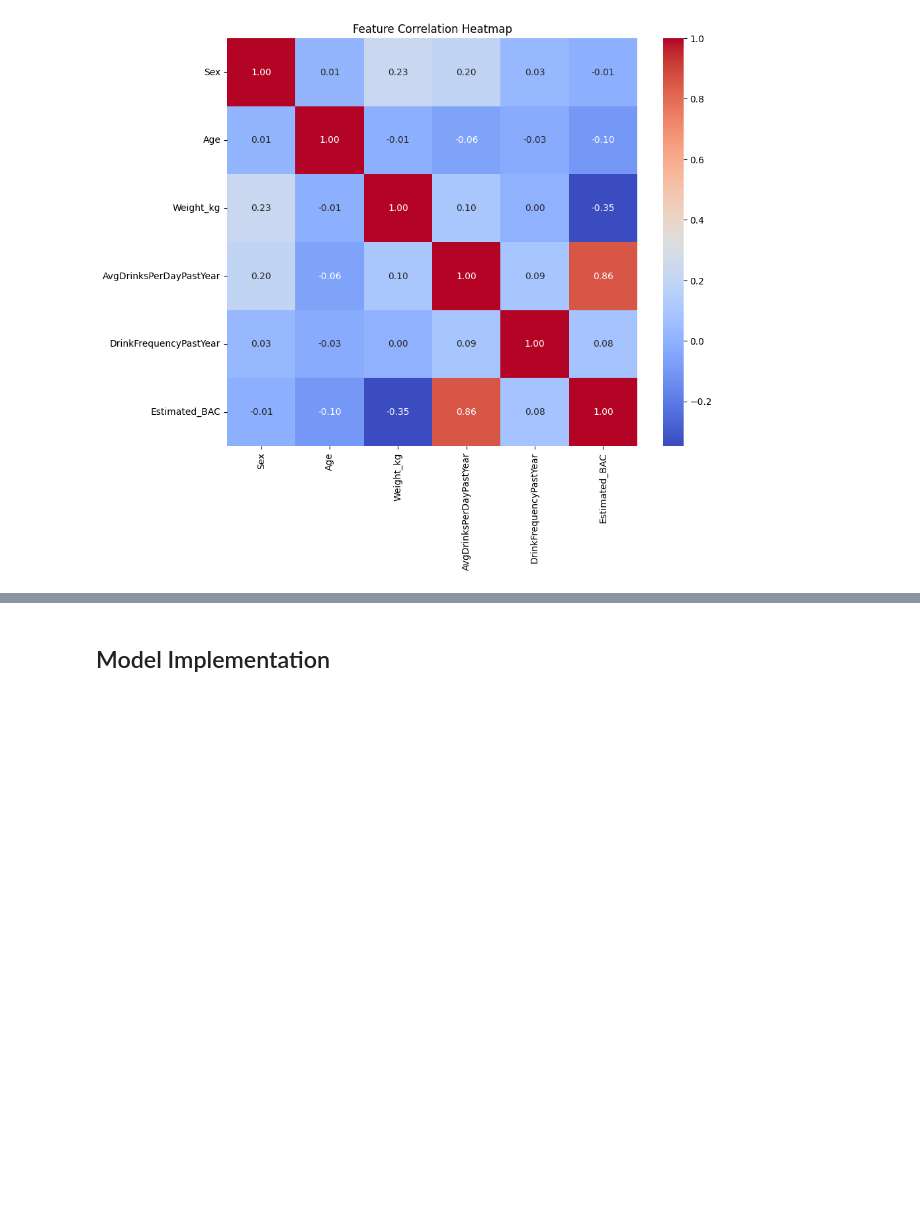
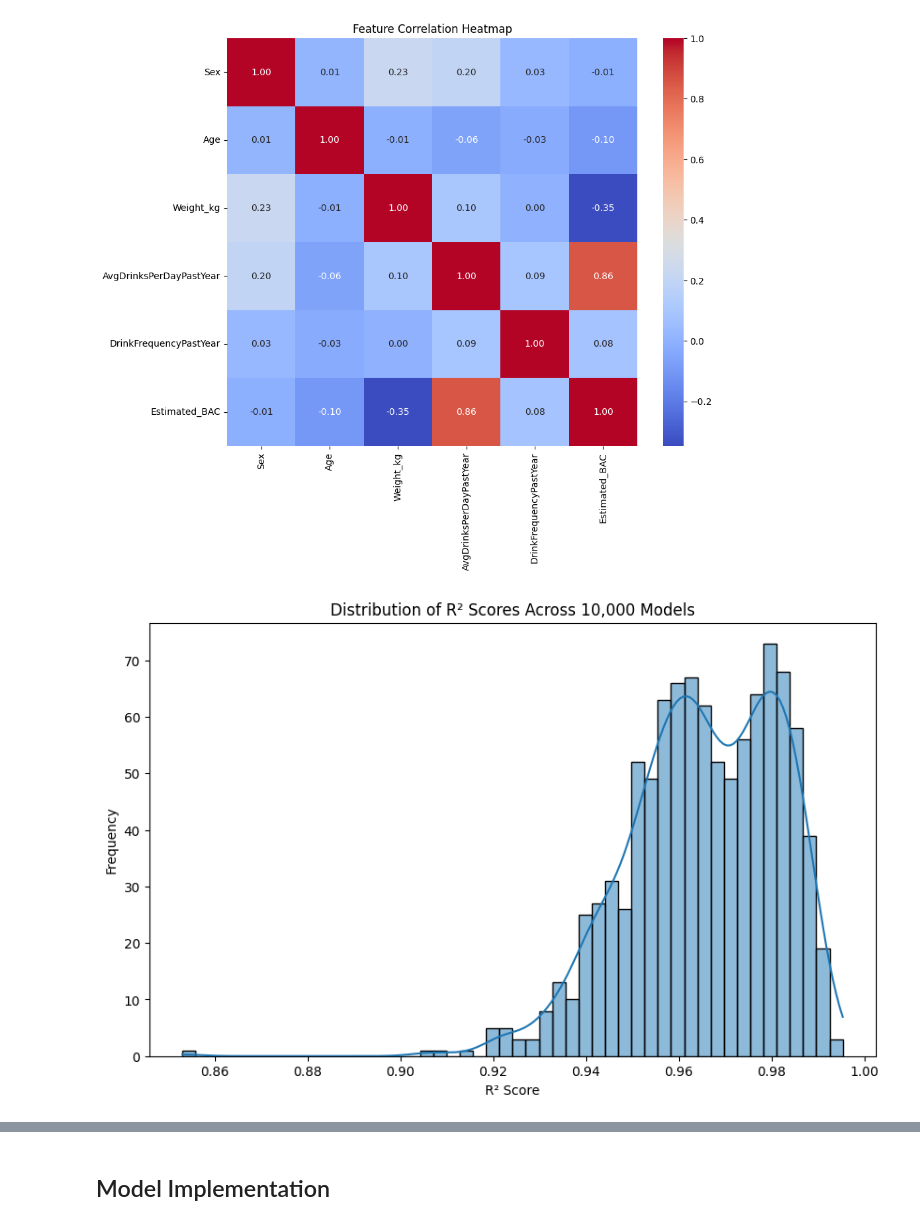
Before and after one commit to laniel123/Widmark-Formula-Model, a Jupyter notebook: formula model.ipynb, the cells around one changed output, grey strips where cells are left out. Saved outputs shown, nothing was run; the diff lists cells and outputs as text; code cells hidden in the pictures; blank space fills up the shorter version.

Commit message:
Graphs added to project

```diff
--- a/formula model.ipynb
+++ b/formula model.ipynb
@@ -256,3 +256,30 @@ plt.title('Feature Correlation Heatmap')
 plt.show()
 # %% [output]
 [figure]
+# %%
+
+r2_scores = []
+
+# Step 2: Repeat 1,000 Times
+for _ in range(1000):
+    X_train, X_test, y_train, y_test = train_test_split(
+        X, y, test_size=0.2, random_state=None
+    )
+
+    model = xgb.XGBRegressor(objective='reg:squarederror', tree_method='hist')
+    model.fit(X_train, y_train)
+
+    y_pred = model.predict(X_test)
+    r2 = r2_score(y_test, y_pred)
+
+    r2_scores.append(r2)
+
+# Step 3: Plot
+plt.figure(figsize=(10,6))
+sns.histplot(r2_scores, bins=50, kde=True)
+plt.title('Distribution of R² Scores Across 10,000 Models')
+plt.xlabel('R² Score')
+plt.ylabel('Frequency')
+plt.show()
+# %% [output]
+[figure, added]
```
Also changed, not shown: parts of 3 cells of this notebook, 3 other files.
